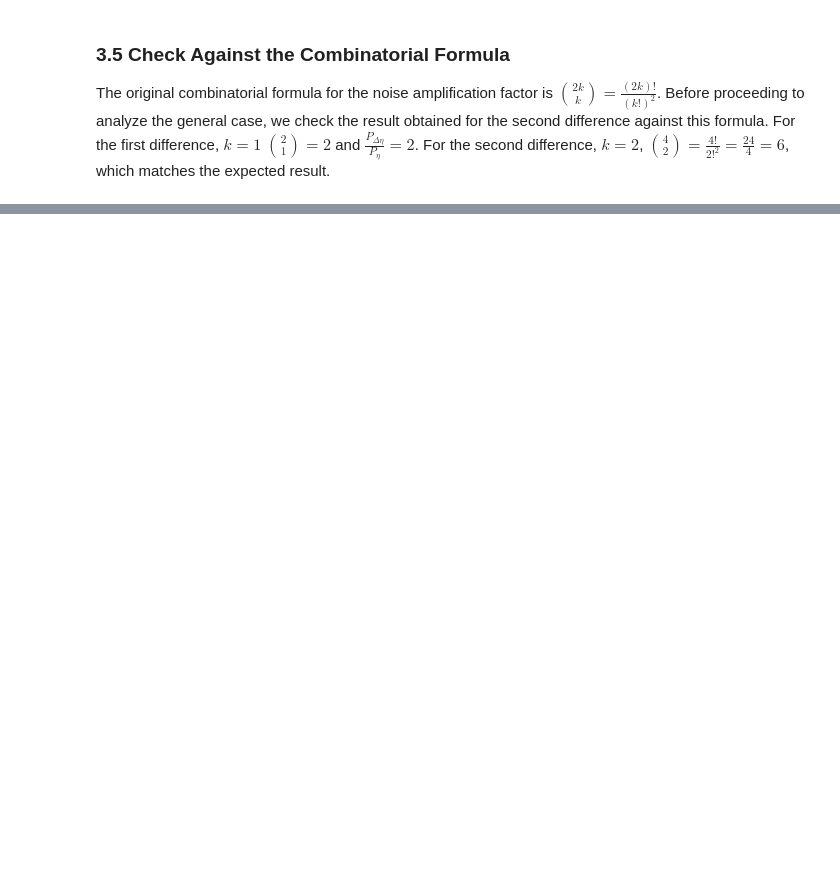
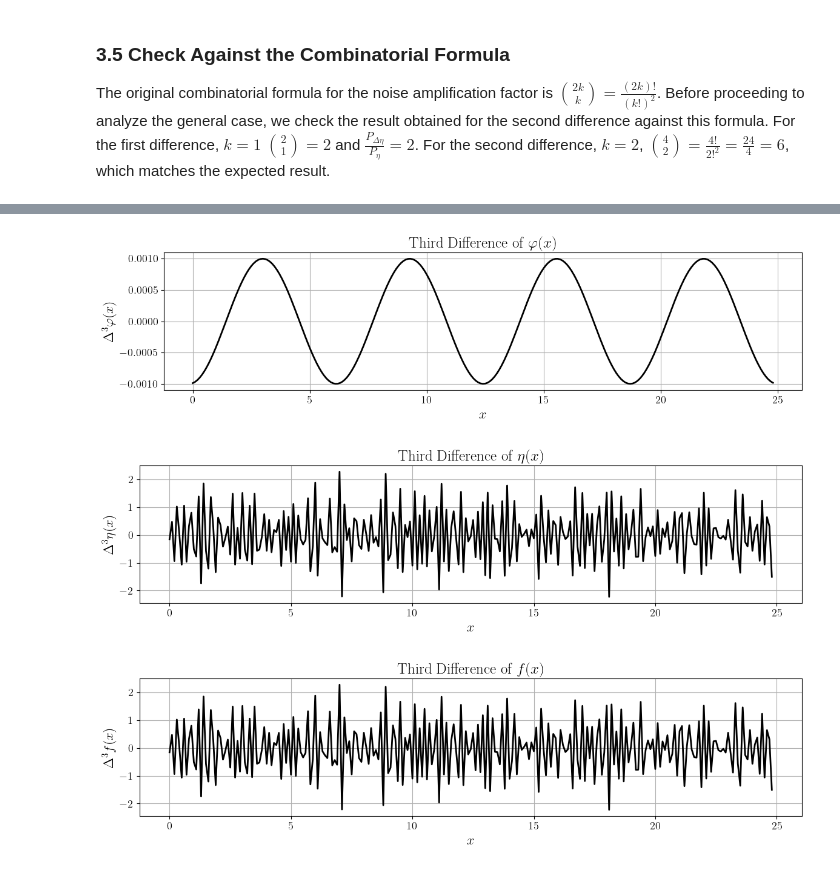
Before and after one commit to mauro-j-sanchirico/personal-experiments, a Jupyter notebook: throwaway/jupyter/2026-05-06_discrete_derivatives.ipynb, the cells around one changed output, grey strips where cells are left out. Saved outputs shown, nothing was run; the diff lists cells and outputs as text; code cells hidden in the pictures; blank space fills up the shorter version.

Commit message:
Finish second difference chapter, draft general chapter

```diff
--- a/throwaway/jupyter/2026-05-06_discrete_derivatives.ipynb
+++ b/throwaway/jupyter/2026-05-06_discrete_derivatives.ipynb
@@ -957,0 +707,38 @@ for zero-mean independent Gaussian noise.
+# %%
+# Compute third differences
+d3_phi = np.diff(phi, n=3)
+d3_eta = np.diff(eta, n=3)
+d3_f = np.diff(f, n=3)
+x_diff3 = x[:-3]
+
+
+# Plot third difference of the clean signal
+fig, ax = plt.subplots(figsize=(12, 3.5))
+ax.plot(x_diff3, d3_phi, color='black')
+ax.set_title(r'Third Difference of $\varphi(x)$')
+ax.set_xlabel(r'$x$')
+ax.set_ylabel(r'$\Delta^3 \varphi(x)$')
+plt.tight_layout()
+plt.show()
+
+# Plot third difference of the noise
+fig, ax = plt.subplots(figsize=(12, 3.5))
+ax.plot(x_diff3, d3_eta, color='black')
+ax.set_title(r'Third Difference of $\eta(x)$')
+ax.set_xlabel(r'$x$')
+ax.set_ylabel(r'$\Delta^3 \eta(x)$')
+plt.tight_layout()
+plt.show()
+
+# Plot third difference of the noisy signal
+fig, ax = plt.subplots(figsize=(12, 3.5))
+ax.plot(x_diff3, d3_f, color='black')
+ax.set_title(r'Third Difference of $f(x)$')
+ax.set_xlabel(r'$x$')
+ax.set_ylabel(r'$\Delta^3 f(x)$')
+plt.tight_layout()
+plt.show()
+# %% [output]
+[figure, added]
+[figure, added]
+[figure, added]
```
Also changed, not shown: parts of 19 cells of this notebook.
